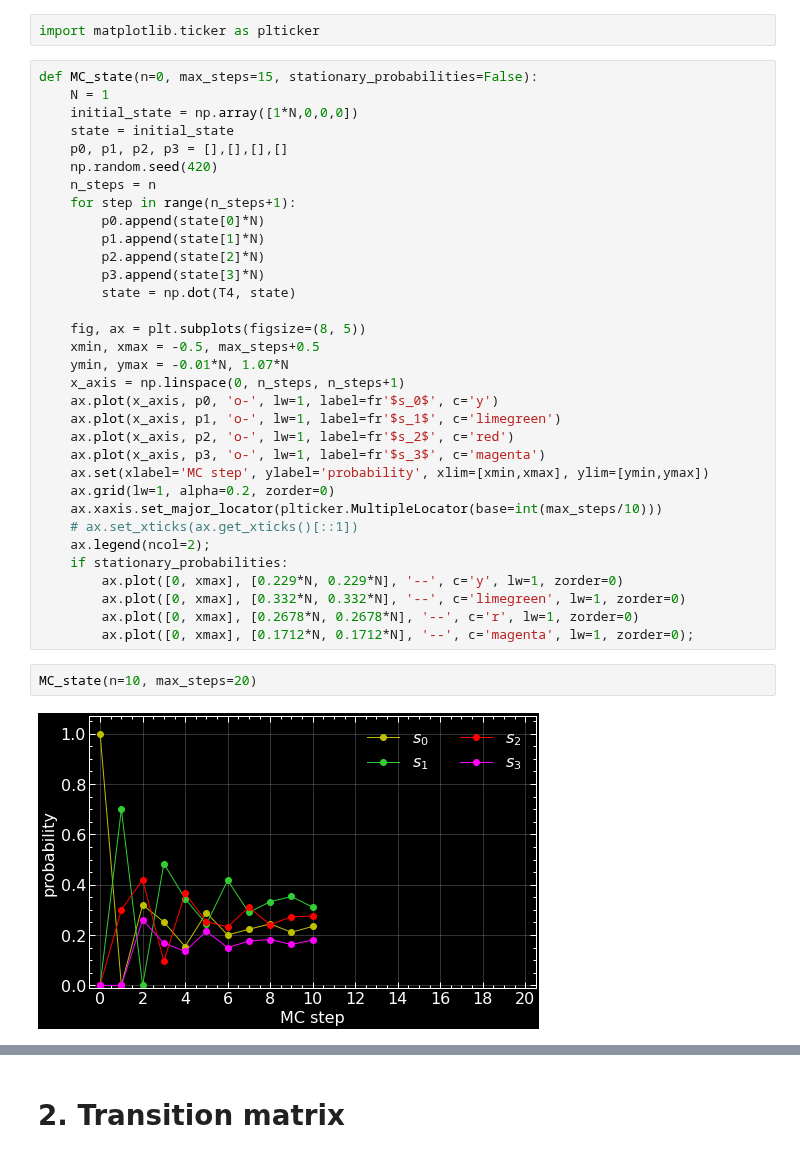
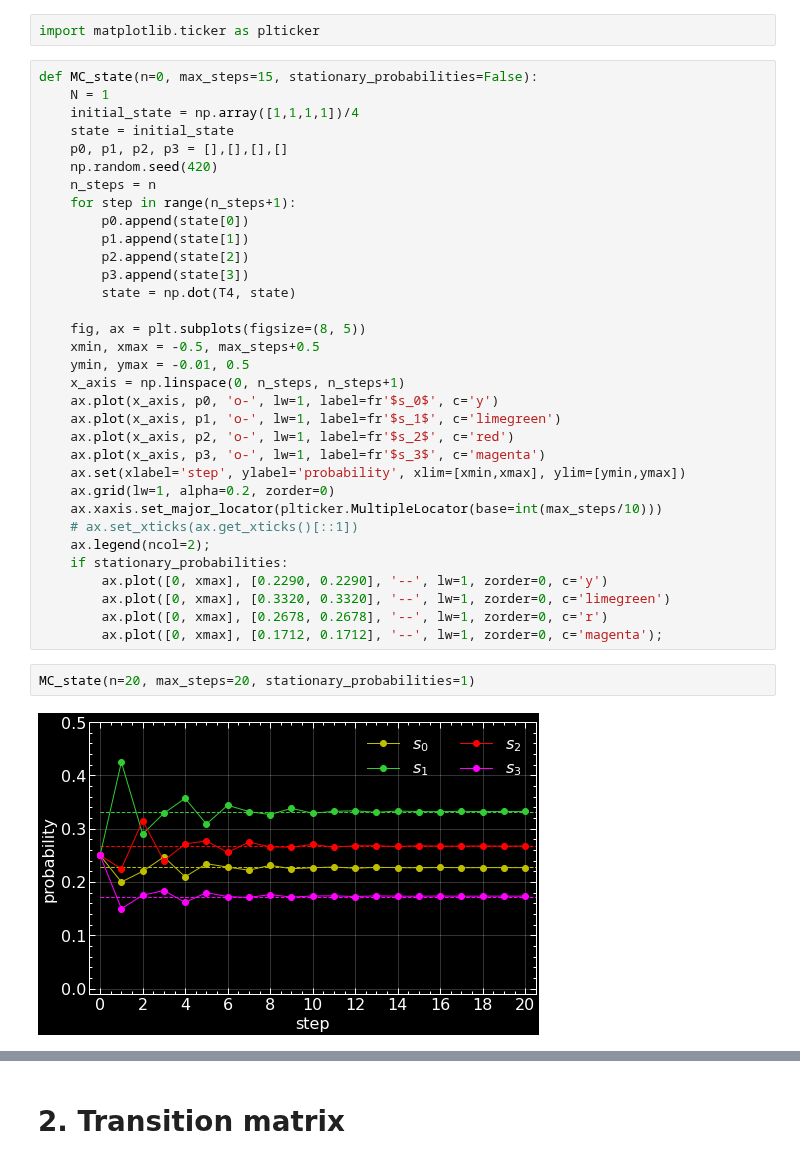
Before and after one commit to jsdiazpo/Bayesian-Digressions, a Jupyter notebook: Markov-Chains.ipynb, the cells around one changed output, grey strips where cells are left out. Drawn from its saved outputs; the diff is of its cells as text.

```diff
--- a/Markov-Chains.ipynb
+++ b/Markov-Chains.ipynb
@@ -126,39 +126,39 @@ import matplotlib.ticker as plticker
 # %%
 def MC_state(n=0, max_steps=15, stationary_probabilities=False):
     N = 1
-    initial_state = np.array([1*N,0,0,0])
+    initial_state = np.array([1,1,1,1])/4
     state = initial_state
     p0, p1, p2, p3 = [],[],[],[]
     np.random.seed(420)
     n_steps = n
     for step in range(n_steps+1):
-        p0.append(state[0]*N)
-        p1.append(state[1]*N)
-        p2.append(state[2]*N)
-        p3.append(state[3]*N)
+        p0.append(state[0])
+        p1.append(state[1])
+        p2.append(state[2])
+        p3.append(state[3])
         state = np.dot(T4, state)
 
     fig, ax = plt.subplots(figsize=(8, 5))
     xmin, xmax = -0.5, max_steps+0.5
-    ymin, ymax = -0.01*N, 1.07*N
+    ymin, ymax = -0.01, 0.5
     x_axis = np.linspace(0, n_steps, n_steps+1)
     ax.plot(x_axis, p0, 'o-', lw=1, label=fr'$s_0$', c='y')
     ax.plot(x_axis, p1, 'o-', lw=1, label=fr'$s_1$', c='limegreen')
     ax.plot(x_axis, p2, 'o-', lw=1, label=fr'$s_2$', c='red')
     ax.plot(x_axis, p3, 'o-', lw=1, label=fr'$s_3$', c='magenta')
-    ax.set(xlabel='MC step', ylabel='probability', xlim=[xmin,xmax], ylim=[ymin,ymax])
+    ax.set(xlabel='step', ylabel='probability', xlim=[xmin,xmax], ylim=[ymin,ymax])
     ax.grid(lw=1, alpha=0.2, zorder=0)
     ax.xaxis.set_major_locator(plticker.MultipleLocator(base=int(max_steps/10)))
     # ax.set_xticks(ax.get_xticks()[::1])
     ax.legend(ncol=2);
     if stationary_probabilities:
-        ax.plot([0, xmax], [0.229*N, 0.229*N], '--', c='y', lw=1, zorder=0)
-        ax.plot([0, xmax], [0.332*N, 0.332*N], '--', c='limegreen', lw=1, zorder=0)
-        ax.plot([0, xmax], [0.2678*N, 0.2678*N], '--', c='r', lw=1, zorder=0)
-        ax.plot([0, xmax], [0.1712*N, 0.1712*N], '--', c='magenta', lw=1, zorder=0);
+        ax.plot([0, xmax], [0.2290, 0.2290], '--', lw=1, zorder=0, c='y')
+        ax.plot([0, xmax], [0.3320, 0.3320], '--', lw=1, zorder=0, c='limegreen')
+        ax.plot([0, xmax], [0.2678, 0.2678], '--', lw=1, zorder=0, c='r')
+        ax.plot([0, xmax], [0.1712, 0.1712], '--', lw=1, zorder=0, c='magenta');
 # %%
-MC_state(n=10, max_steps=20)
+MC_state(n=20, max_steps=20, stationary_probabilities=1)
 # %% [output]
-[figure, old version]
+[figure, new version]
 # %%
 max_steps = 22
```
Also changed, not shown: parts of 1 cell of this notebook.
